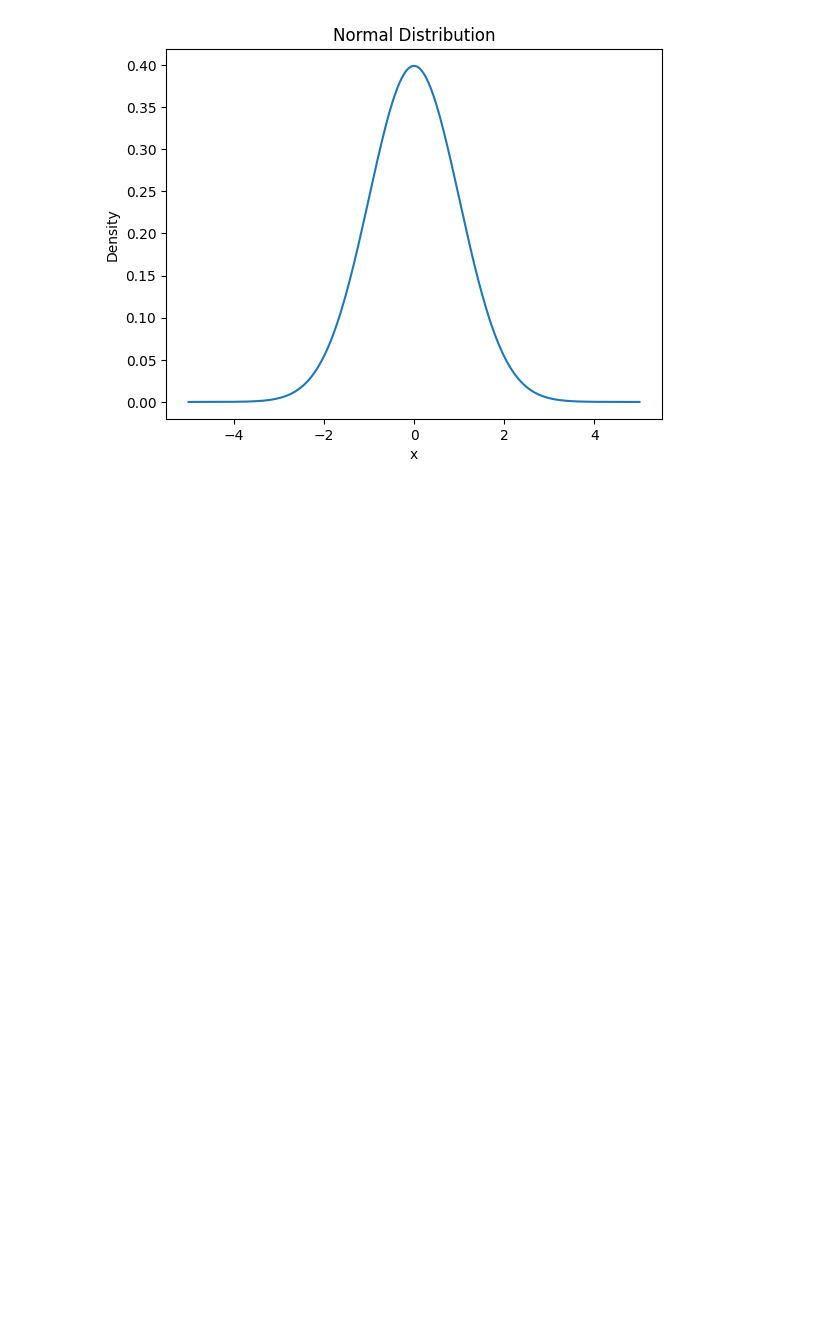
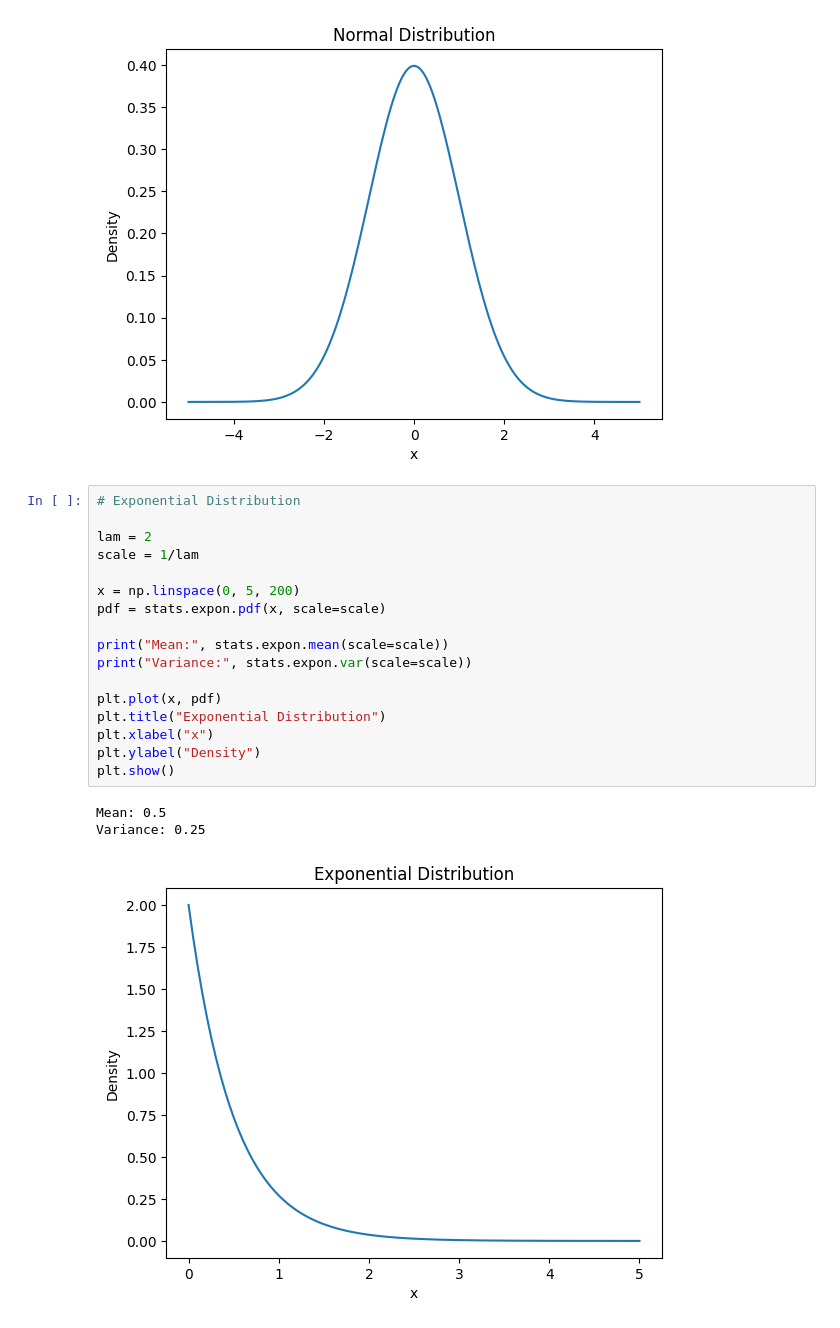
Before and after one commit to T-REX-C0DER/SciPy-Learning-Repository-, a Jupyter notebook: Scipy_Stats.ipynb, the cells around one changed output. Cells and saved outputs as stored; diff of their text form; blank space fills up the shorter version.

```diff
--- a/Scipy_Stats.ipynb
+++ b/Scipy_Stats.ipynb
@@ -158,3 +158,24 @@ plt.show()
 Mean: 0.0
 Variance: 1.0
 [figure]
+# %%
+# Exponential Distribution
+
+lam = 2
+scale = 1/lam
+
+x = np.linspace(0, 5, 200)
+pdf = stats.expon.pdf(x, scale=scale)
+
+print("Mean:", stats.expon.mean(scale=scale))
+print("Variance:", stats.expon.var(scale=scale))
+
+plt.plot(x, pdf)
+plt.title("Exponential Distribution")
+plt.xlabel("x")
+plt.ylabel("Density")
+plt.show()
+# %% [output]
+Mean: 0.5
+Variance: 0.25
+[figure, added]
```
